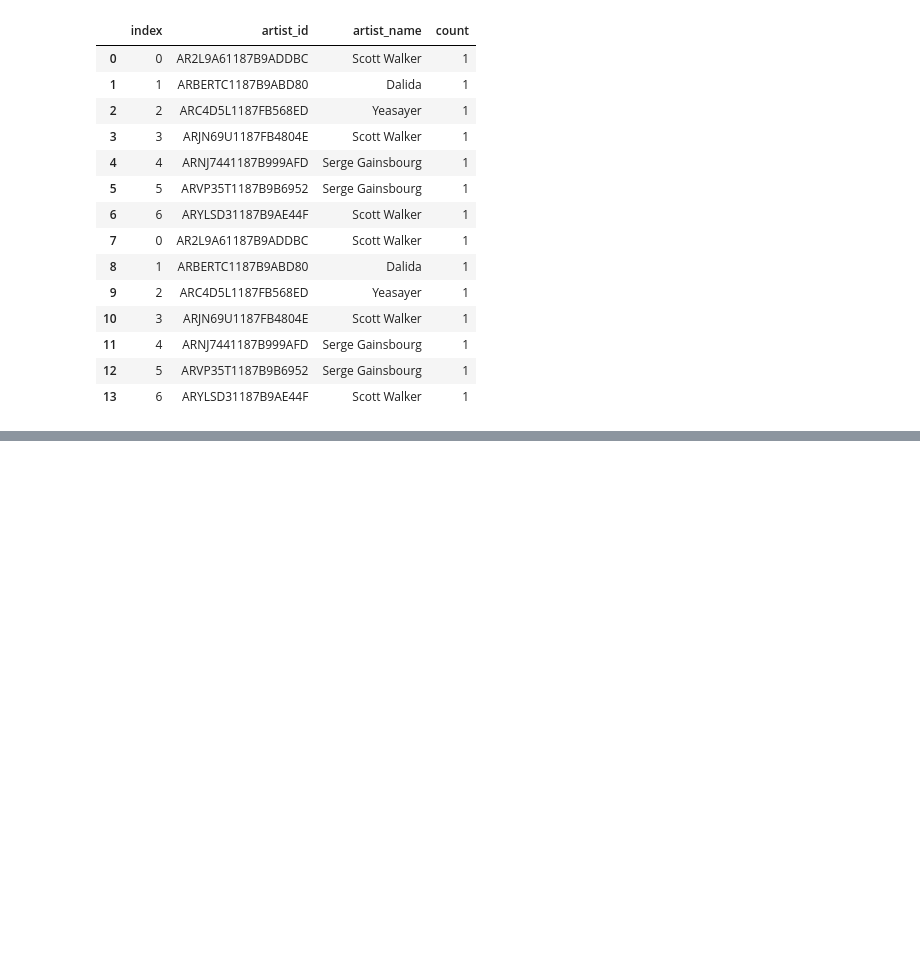
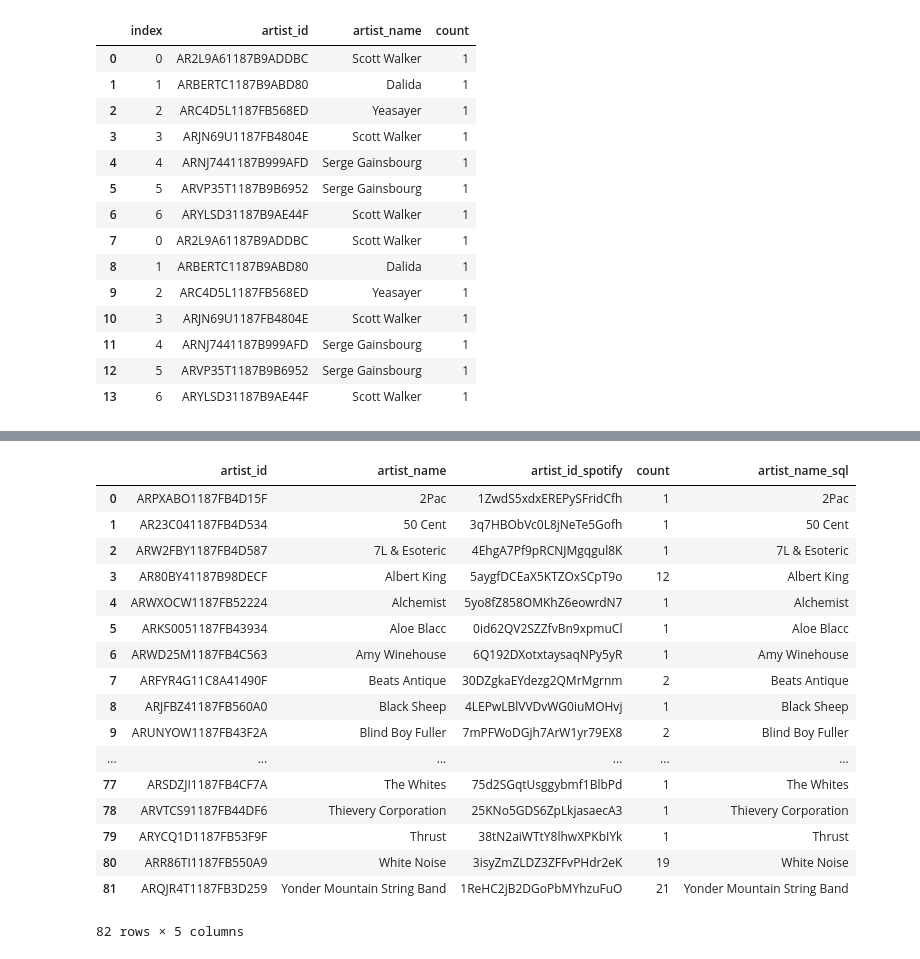
Before and after one commit to bsbell21/CapstoneProject, a Jupyter notebook: Spotify_API_Practice.ipynb, the cells around one changed output, grey strips where cells are left out. Drawn from its saved outputs; the diff is of its cells as text; code cells hidden in the pictures; blank space fills up the shorter version.

```diff
--- a/Spotify_API_Practice.ipynb
+++ b/Spotify_API_Practice.ipynb
@@ -633,3 +633,9 @@ pd.concat([df_test, df_test]).reset_index()
 | 11 | 4 | ARNJ7441187B999AFD | Serge Gainsbourg | 1 |
 | 12 | 5 | ARVP35T1187B9B6952 | Serge Gainsbourg | 1 |
 | 13 | 6 | ARYLSD31187B9AE44F | Scott Walker | 1 |
+# %%
+my_id = '1248440864'
+# %%
+sf_b_public = sf.SpotifyFunctions()
+# %%
+sf_b_public.fit(my_id)
@@ -635,0 +675,21 @@ pd.concat([df_test, df_test]).reset_index()
+# %%
+sf_b_public.artist_data_echonest
+# %% [output]
+|  | artist_id | artist_name | artist_id_spotify | count | artist_name_sql |
+| 0 | ARPXABO1187FB4D15F | 2Pac | 1ZwdS5xdxEREPySFridCfh | 1 | 2Pac |
+| 1 | AR23C041187FB4D534 | 50 Cent | 3q7HBObVc0L8jNeTe5Gofh | 1 | 50 Cent |
+| 2 | ARW2FBY1187FB4D587 | 7L & Esoteric | 4EhgA7Pf9pRCNJMgqgul8K | 1 | 7L & Esoteric |
+| 3 | AR80BY41187B98DECF | Albert King | 5aygfDCEaX5KTZOxSCpT9o | 12 | Albert King |
+| 4 | ARWXOCW1187FB52224 | Alchemist | 5yo8fZ858OMKhZ6eowrdN7 | 1 | Alchemist |
+| 5 | ARKS0051187FB43934 | Aloe Blacc | 0id62QV2SZZfvBn9xpmuCl | 1 | Aloe Blacc |
+| 6 | ARWD25M1187FB4C563 | Amy Winehouse | 6Q192DXotxtaysaqNPy5yR | 1 | Amy Winehouse |
+| 7 | ARFYR4G11C8A41490F | Beats Antique | 30DZgkaEYdezg2QMrMgrnm | 2 | Beats Antique |
+| 8 | ARJFBZ41187FB560A0 | Black Sheep | 4LEPwLBlVVDvWG0iuMOHvj | 1 | Black Sheep |
+| 9 | ARUNYOW1187FB43F2A | Blind Boy Fuller | 7mPFWoDGjh7ArW1yr79EX8 | 2 | Blind Boy Fuller |
+| ... | ... | ... | ... | ... | ... |
+| 77 | ARSDZJI1187FB4CF7A | The Whites | 75d2SGqtUsggybmf1BlbPd | 1 | The Whites |
+| 78 | ARVTCS91187FB44DF6 | Thievery Corporation | 25KNo5GDS6ZpLkjasaecA3 | 1 | Thievery Corporation |
+| 79 | ARYCQ1D1187FB53F9F | Thrust | 38tN2aiWTtY8lhwXPKbIYk | 1 | Thrust |
+| 80 | ARR86TI1187FB550A9 | White Noise | 3isyZmZLDZ3ZFFvPHdr2eK | 19 | White Noise |
+| 81 | ARQJR4T1187FB3D259 | Yonder Mountain String Band | 1ReHC2jB2DGoPbMYhzuFuO | 21 | Yonder Mountain String Band |
+82 rows × 5 columns
```
Also changed, not shown: parts of 2 cells of this notebook, 2 other files.
